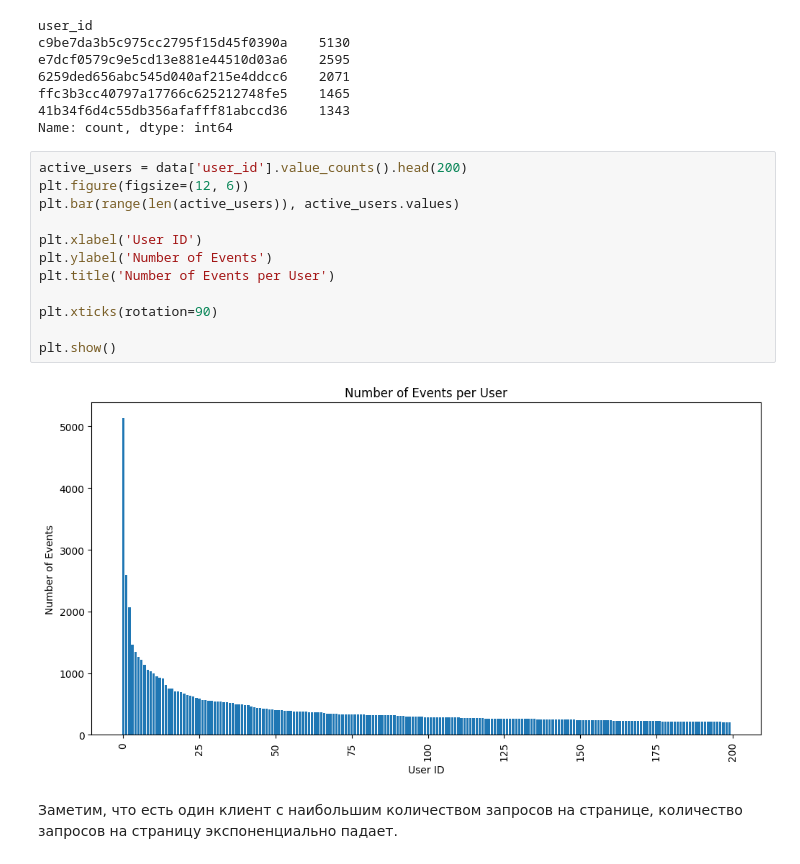
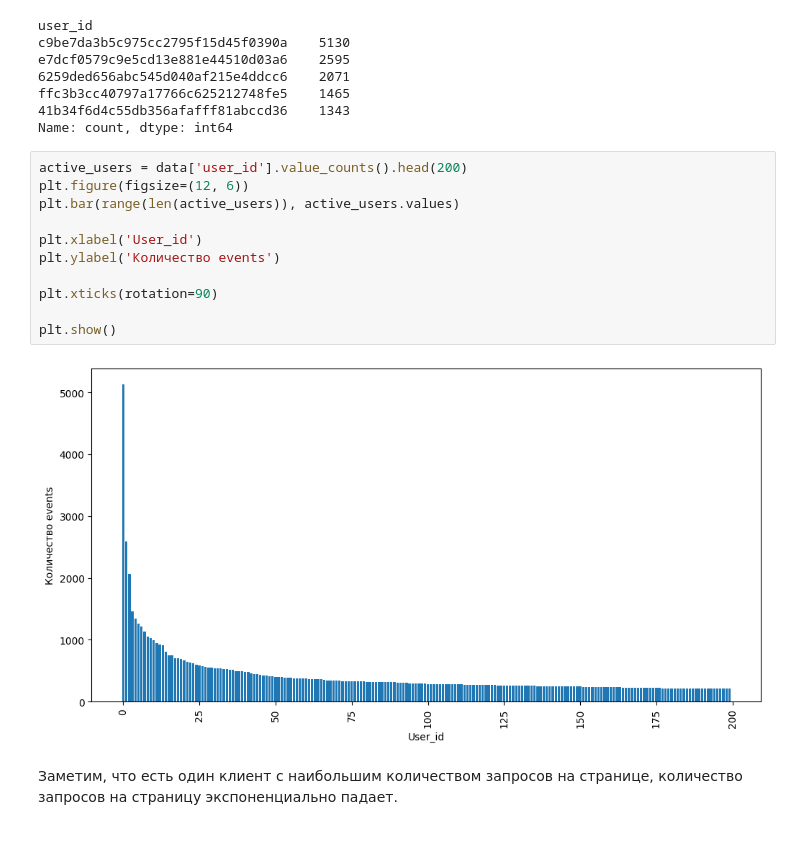
Before and after one commit to DmitryRedko/test_task, a Jupyter notebook: task 2.ipynb, the cells around one changed output. Drawn from its saved outputs; the diff is of its cells as text.

```diff
--- a/task 2.ipynb
+++ b/task 2.ipynb
@@ -101,17 +101,16 @@ Name: count, dtype: int64
 # %%
 active_users = data['user_id'].value_counts().head(200)
 plt.figure(figsize=(12, 6))
 plt.bar(range(len(active_users)), active_users.values)
 
-plt.xlabel('User ID')
-plt.ylabel('Number of Events')
-plt.title('Number of Events per User')
+plt.xlabel('User_id')
+plt.ylabel('Количество events')
 
 plt.xticks(rotation=90)
 
 plt.show()
 # %% [output]
-[figure, old version]
+[figure, new version]
 # %% [markdown]
 Заметим, что есть один клиент с наибольшим количеством запросов на странице, количество запросов на страницу экспоненциально падает.
 # %% [markdown]
```
Also changed, not shown: parts of 6 cells of this notebook.
